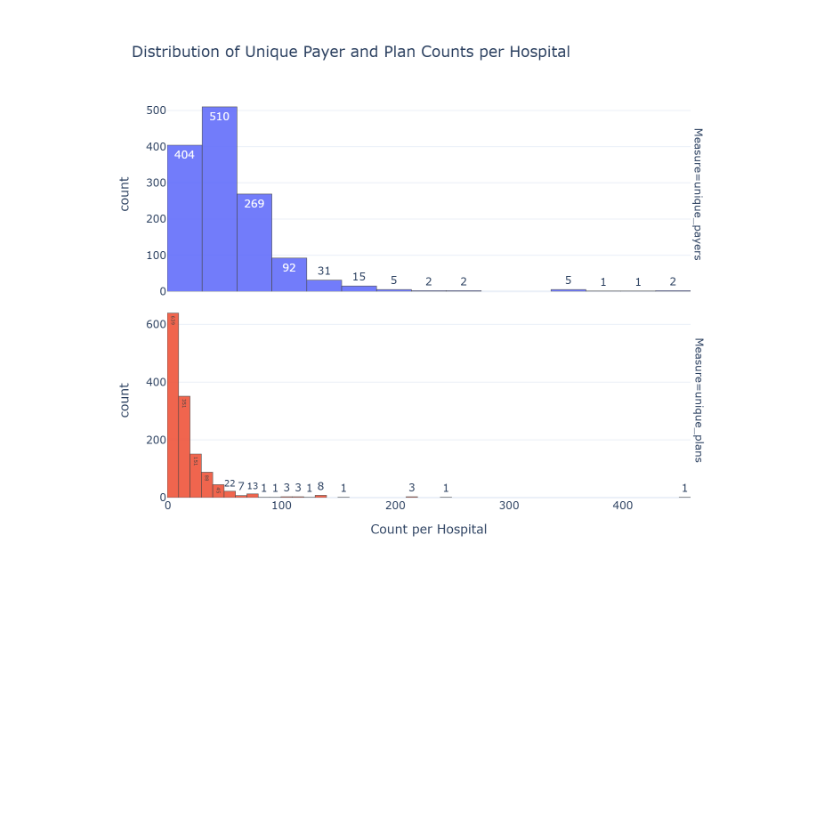
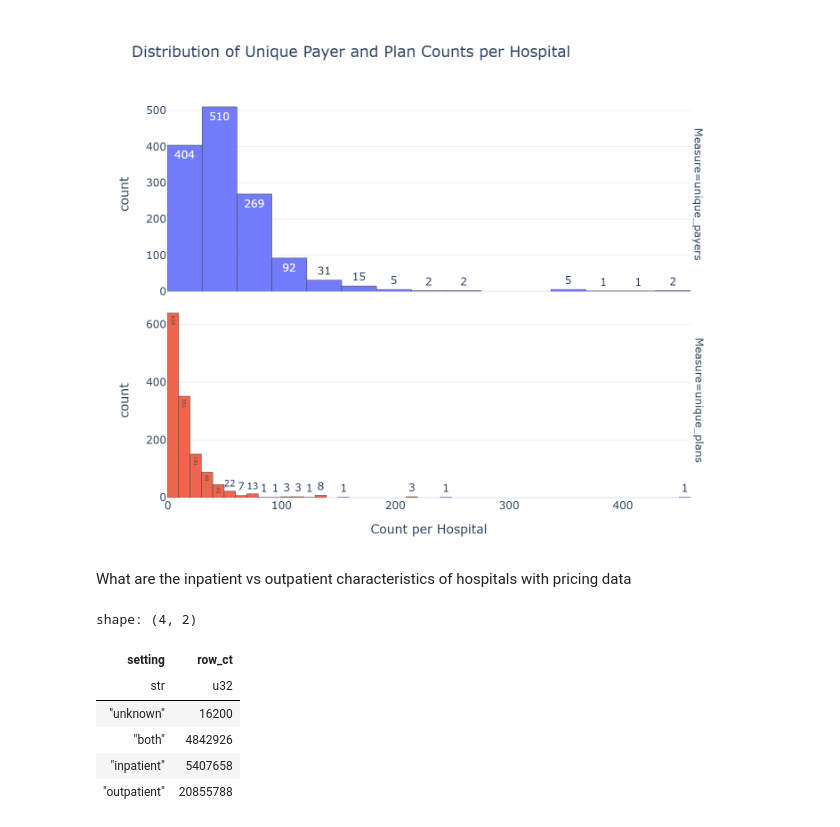
Before and after one commit to mwine81/PRA_REPORT, a Jupyter notebook: hospitals.ipynb, the cells around one changed output. Drawn from its saved outputs; the diff is of its cells as text; code cells hidden in the pictures; blank space fills up the shorter version.

```diff
--- a/hospitals.ipynb
+++ b/hospitals.ipynb
@@ -330,3 +332,27 @@ fig.update_traces(hovertemplate='value=%{x}<br>count=%{y}<extra></extra>', selec
 render_plotly_figure(fig, name="fig_unique_payer_plan_hist")
 # %% [output]
 [figure]
+# %% [markdown]
+What are the inpatient vs outpatient characteristics of hospitals with pricing data
+# %%
+q = (
+dl
+.load_hospital_price_table_with_drug_names()
+.with_columns(c.setting.fill_null('unknown'))
+.group_by(c.setting)
+.agg(
+    pl.len().alias('row_ct'),
+)
+.sort('row_ct')
+.collect(engine='streaming')
+)
+
+q
+# %% [output]
+shape: (4, 2)
+| setting | row_ct |
+| str | u32 |
+| "unknown" | 16200 |
+| "both" | 4842926 |
+| "inpatient" | 5407658 |
+| "outpatient" | 20855788 |
```
Also changed, not shown: parts of 6 cells of this notebook, 3 other files.
